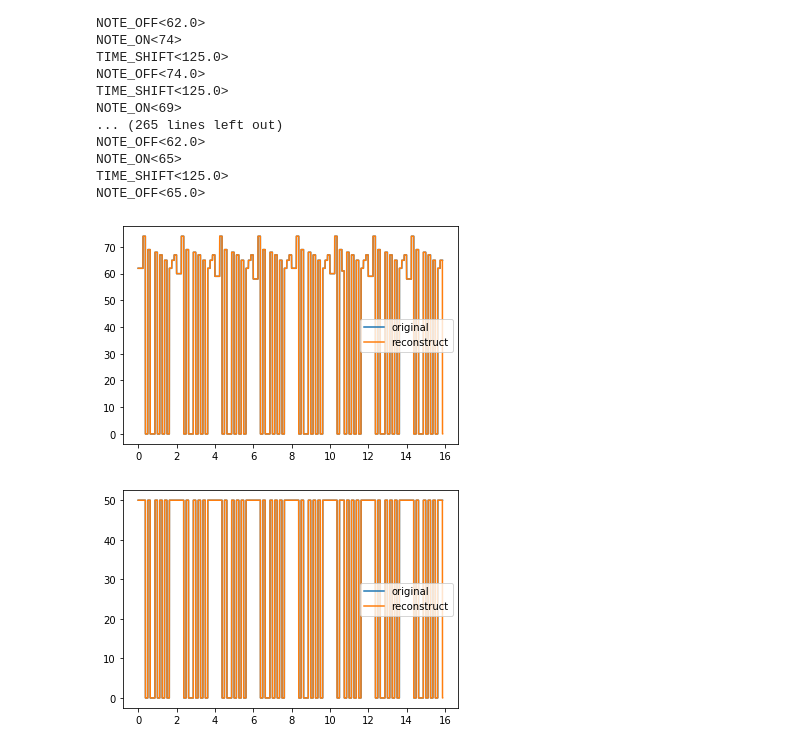
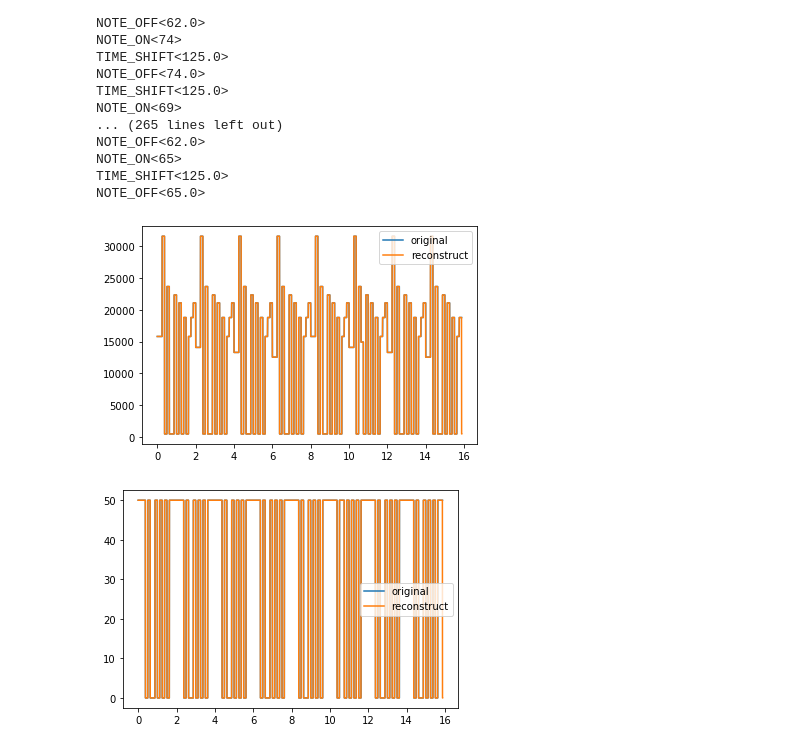
Before and after one commit to gle-bellier/internship-expressive-DDSP, a Jupyter notebook: converter.ipynb, the cells around one changed output. Saved outputs shown, nothing was run; the diff lists cells and outputs as text; code cells hidden in the pictures.

Commit message:
Allow converting from midi norm to Hz for pitch

```diff
--- a/converter.ipynb
+++ b/converter.ipynb
@@ -15,3 +21,6 @@ import glob
+# %%
+def convert_midi2hz(pitch):
+    return np.power(2, pitch/12)*440
 # %% [markdown]
 ## Midi to Midi-Like
 Midi file used:
@@ -180,14 +189,14 @@ TIME_SHIFT<125.0>
 NOTE_OFF<65.0>
 # %%
 frame_rate = 16000
-pitch, loudness, t = midi_like_seq.get_f0_loudness_time(frame_rate)
+pitch, loudness, t = midi_like_seq.get_f0_loudness_time(frame_rate, pitch_unit="HERTZ")
 # %%
-plt.plot(t1, p1, label = "original")
+plt.plot(t1, convert_midi2hz(p1), label = "original")
 plt.plot(t, pitch, label = "reconstruct")
 plt.legend()
 plt.show()
 # %% [output]
-[figure, old version]
+[figure, new version]
 # %%
 plt.plot(t1, l1, label = "original")
 plt.plot(t,  loudness, label = "reconstruct")
```
Also changed, not shown: parts of 4 cells of this notebook, 2 other files.
